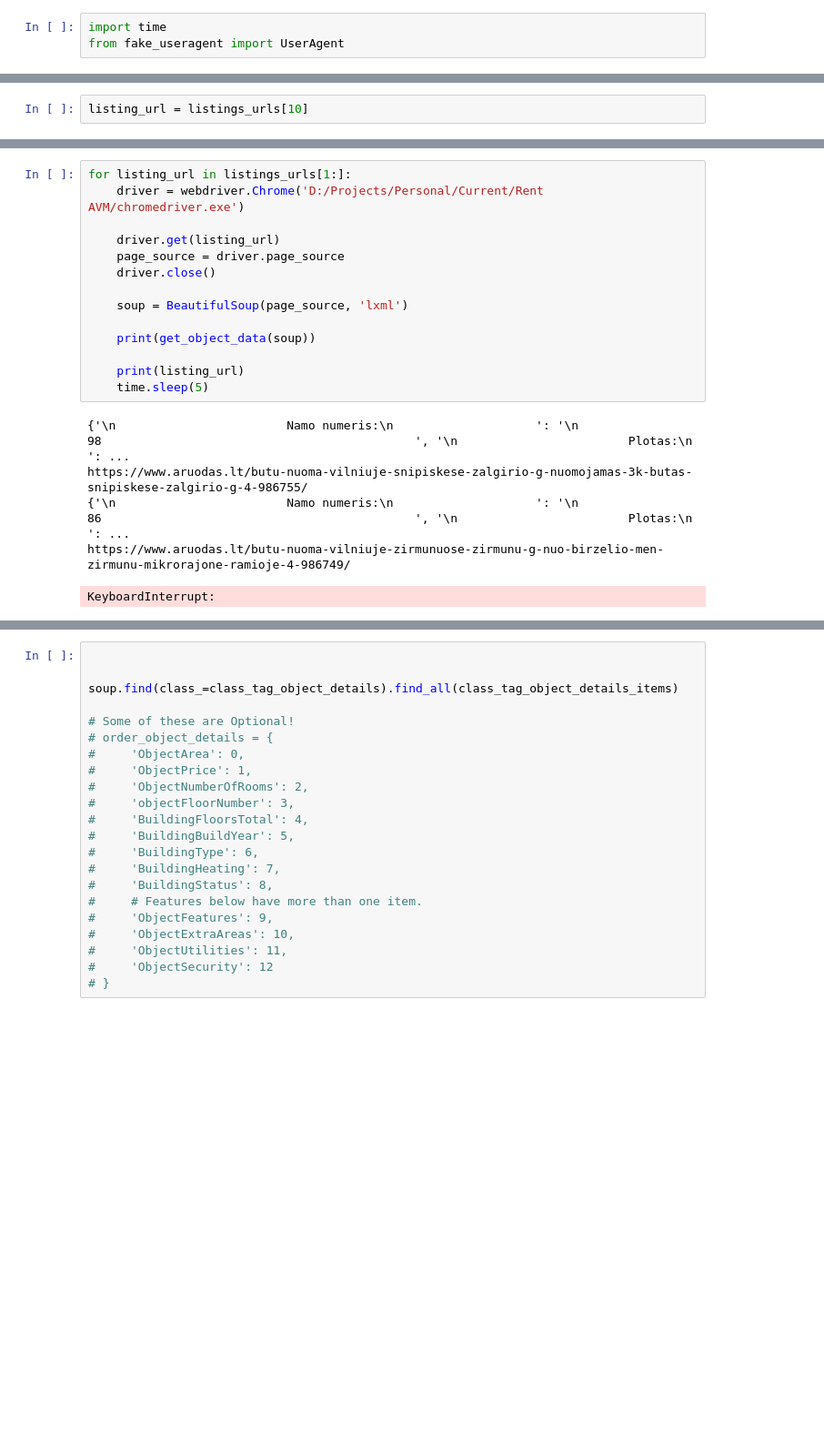
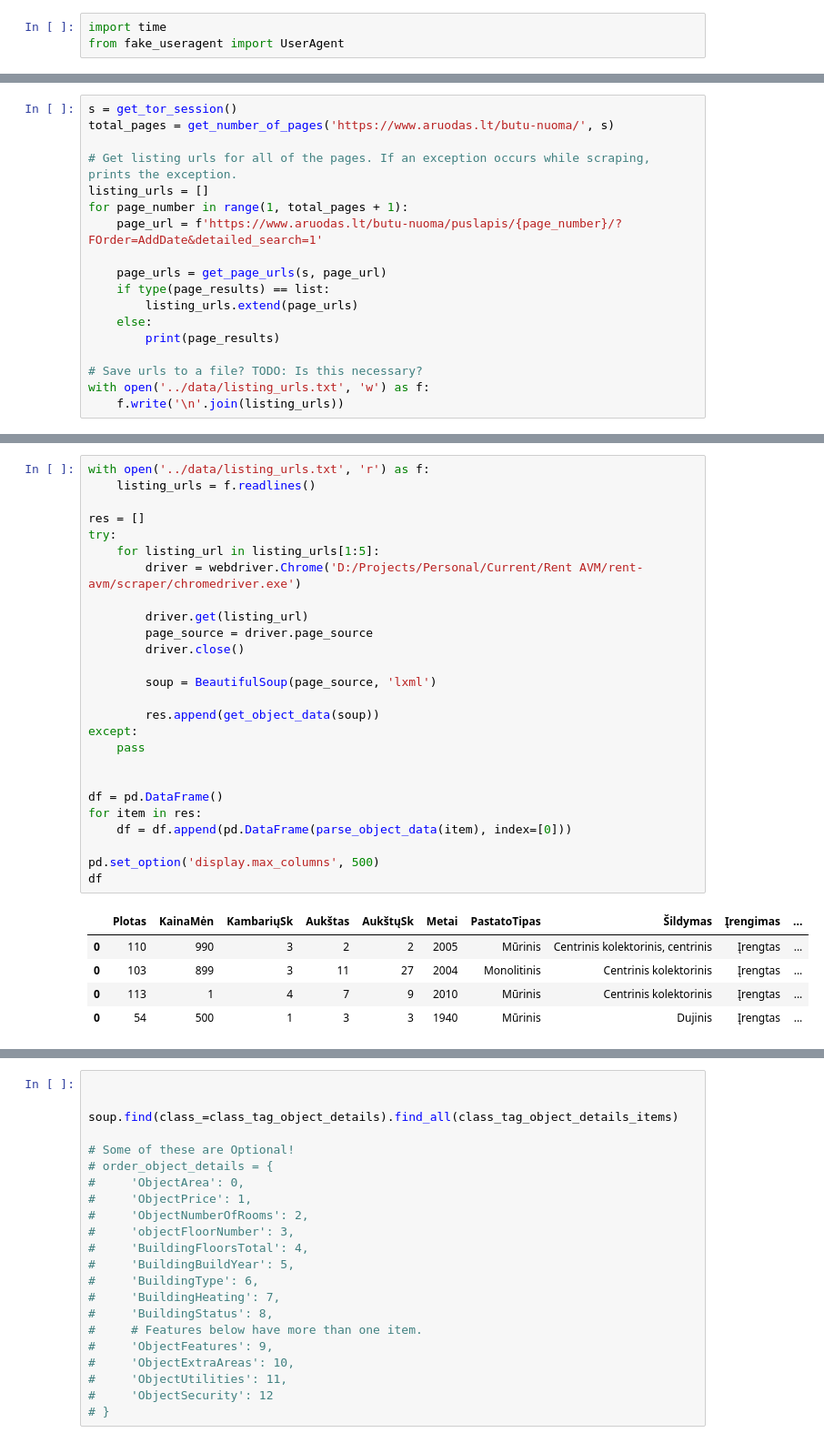
Before and after one commit to jsamaitis/rent-avm, a Jupyter notebook: scraper/scraper.ipynb, the cells around one changed output, grey strips where cells are left out. Shown at 91% size. Drawn from its saved outputs; the diff is of its cells as text; blank space fills up the shorter version.

Commit message:
'Fixed' tor sessions, rebuilt old methods, added parsing of the data.

```diff
--- a/scraper.ipynb
+++ b/scraper/scraper.ipynb
@@ -182,2 +148,0 @@ listings_urls
-# %%
-listing_url = listings_urls[10]
@@ -208,0 +149,18 @@ soup = BeautifulSoup(page_source, 'lxml')
+# %%
+s = get_tor_session()
+total_pages = get_number_of_pages('https://www.aruodas.lt/butu-nuoma/', s)
+
+# Get listing urls for all of the pages. If an exception occurs while scraping, prints the exception.
+listing_urls = []
+for page_number in range(1, total_pages + 1):
+    page_url = f'https://www.aruodas.lt/butu-nuoma/puslapis/{page_number}/?FOrder=AddDate&detailed_search=1'
+
+    page_urls = get_page_urls(s, page_url)
+    if type(page_results) == list:
+        listing_urls.extend(page_urls)
+    else:
+        print(page_results)
+
+# Save urls to a file? TODO: Is this necessary?
+with open('../data/listing_urls.txt', 'w') as f:
+    f.write('\n'.join(listing_urls))
@@ -209,20 +362,32 @@ soup = BeautifulSoup(page_source, 'lxml')
 # %%
-for listing_url in listings_urls[1:]:
-    driver = webdriver.Chrome('D:/Projects/Personal/Current/Rent AVM/chromedriver.exe')
+with open('../data/listing_urls.txt', 'r') as f:
+    listing_urls = f.readlines()
 
-    driver.get(listing_url)
-    page_source = driver.page_source
-    driver.close()
+res = []
+try:
+    for listing_url in listing_urls[1:5]:
+        driver = webdriver.Chrome('D:/Projects/Personal/Current/Rent AVM/rent-avm/scraper/chromedriver.exe')
 
-    soup = BeautifulSoup(page_source, 'lxml')
+        driver.get(listing_url)
+        page_source = driver.page_source
+        driver.close()
 
-    print(get_object_data(soup))
+        soup = BeautifulSoup(page_source, 'lxml')
 
-    print(listing_url)
-    time.sleep(5)
+        res.append(get_object_data(soup))
+except:
+    pass
+
+
+df = pd.DataFrame()
+for item in res:
+    df = df.append(pd.DataFrame(parse_object_data(item), index=[0]))
+
+pd.set_option('display.max_columns', 500)
+df
 # %% [output]
-{'\n                        Namo numeris:\n                    ': '\n                        98                                            ', '\n                        Plotas:\n                    ': ...
-https://www.aruodas.lt/butu-nuoma-vilniuje-snipiskese-zalgirio-g-nuomojamas-3k-butas-snipiskese-zalgirio-g-4-986755/
-{'\n                        Namo numeris:\n                    ': '\n                        86                                            ', '\n                        Plotas:\n                    ': ...
-https://www.aruodas.lt/butu-nuoma-vilniuje-zirmunuose-zirmunu-g-nuo-birzelio-men-zirmunu-mikrorajone-ramioje-4-986749/
-KeyboardInterrupt:
+|  | Plotas | KainaMėn | KambariųSk | Aukštas | AukštųSk | Metai | PastatoTipas | Šildymas | Įrengimas | ... |
+| 0 | 110 | 990 | 3 | 2 | 2 | 2005 | Mūrinis | Centrinis kolektorinis, centrinis | Įrengtas | ... |
+| 0 | 103 | 899 | 3 | 11 | 27 | 2004 | Monolitinis | Centrinis kolektorinis | Įrengtas | ... |
+| 0 | 113 | 1 | 4 | 7 | 9 | 2010 | Mūrinis | Centrinis kolektorinis | Įrengtas | ... |
+| 0 | 54 | 500 | 1 | 3 | 3 | 1940 | Mūrinis | Dujinis | Įrengtas | ... |
```
Also changed, not shown: parts of 24 cells of this notebook, 4 other files.
